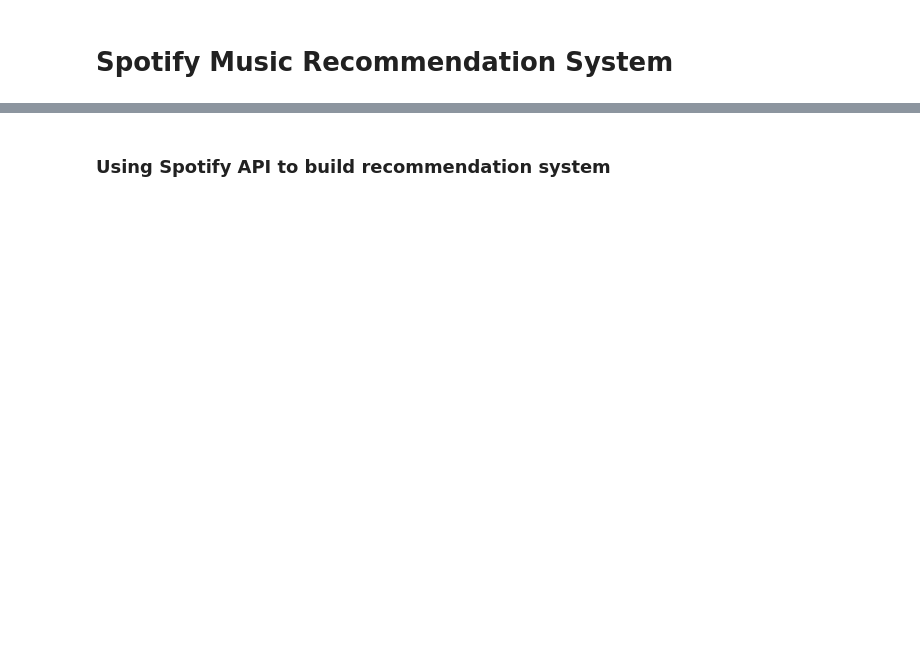
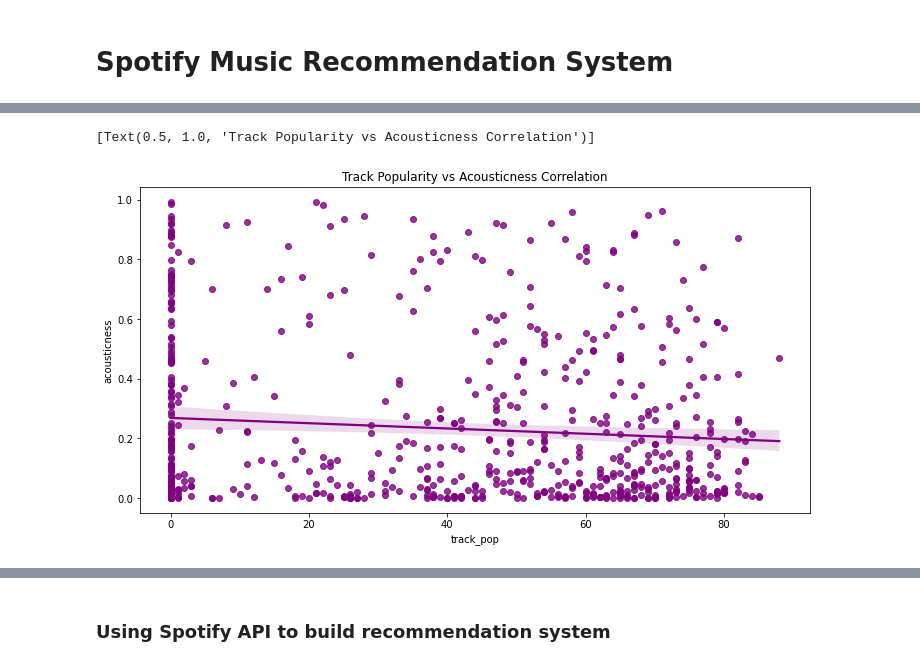
Before and after one commit to Hadryan/Spotify-Music-Recommendation-2, a Jupyter notebook: spotifyrecommender.ipynb, the cells around one changed output, grey strips where cells are left out. Saved outputs shown, nothing was run; the diff lists cells and outputs as text; code cells hidden in the pictures; blank space fills up the shorter version.

```diff
--- a/spotifyrecommender.ipynb
+++ b/spotifyrecommender.ipynb
@@ -249,6 +105,9 @@ heatmap.set_xticklabels(heatmap.get_xticklabels(), rotation=90)
 # %%
 sample_data=data.sample(int(0.01*len(data)))
 plt.figure(figsize=(12,6))
-sns.regplot(data=sample_data, y="popularity", x="acousticness",color="purple").set(title="Popularity vs Acousticness Correlation")
+sns.regplot(data=sample_data, y="acousticness", x="track_pop",color="purple").set(title="Track Popularity vs Acousticness Correlation")
+# %% [output]
+[Text(0.5, 1.0, 'Track Popularity vs Acousticness Correlation')]
+[figure, added]
 # %%
 plt.figure(figsize=(12,6))
```
Also changed, not shown: parts of 23 cells of this notebook, 3 other files.
